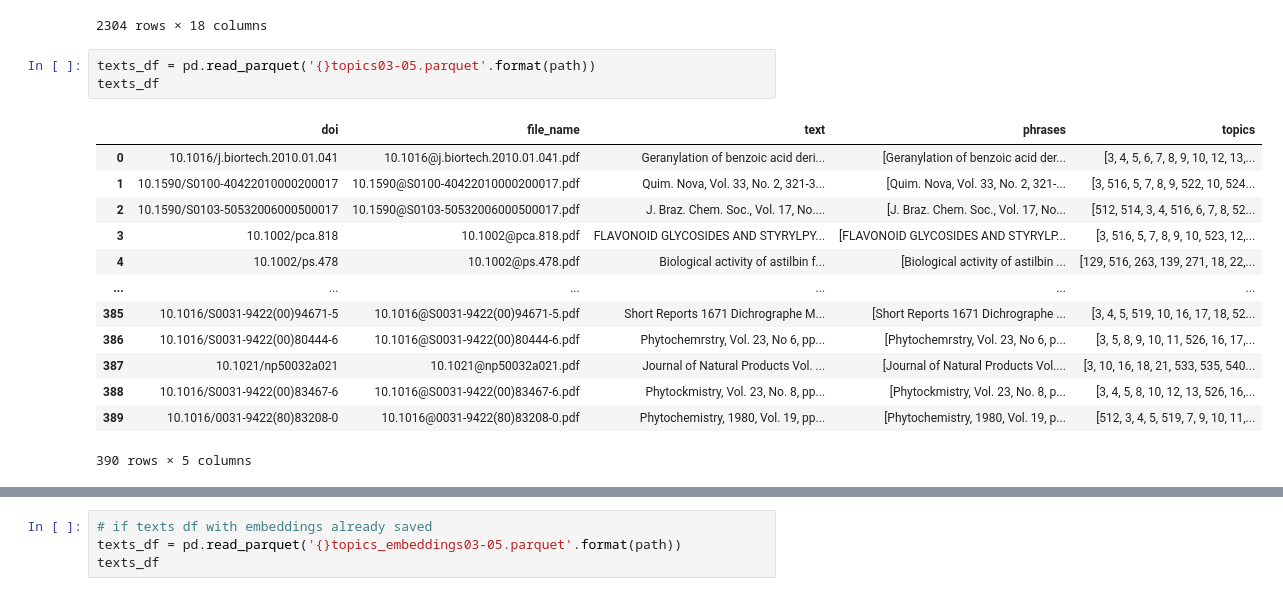
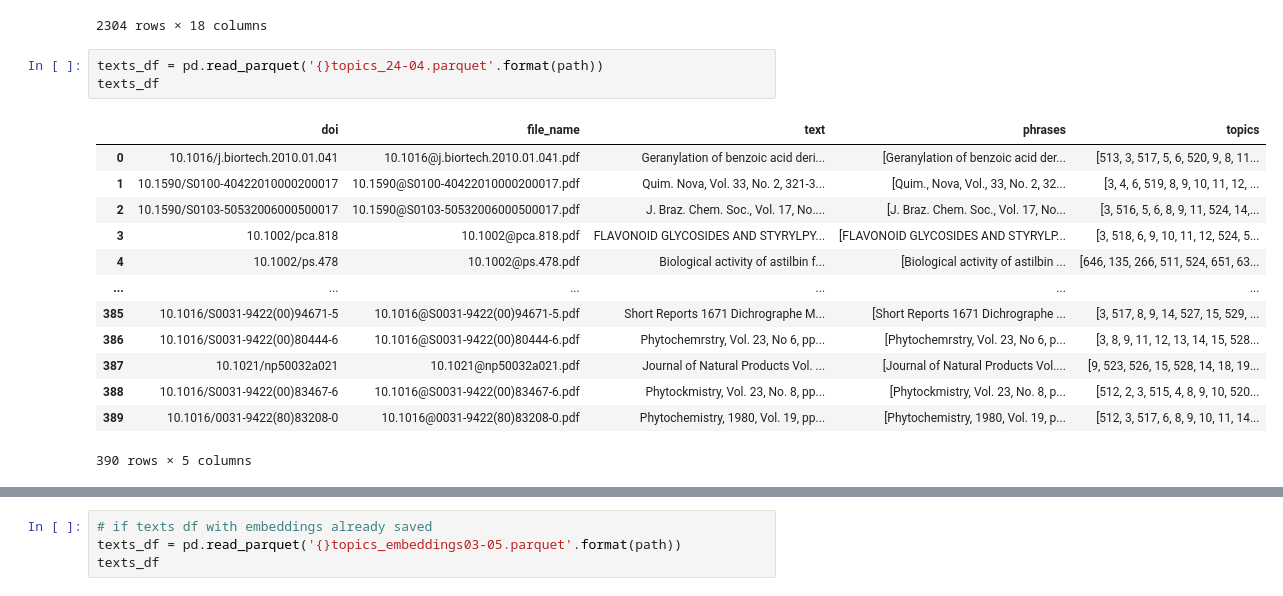
Before and after one commit to ssd-ls-a/natuke, a Jupyter notebook: hin_generation.ipynb, the cells around one changed output, grey strips where cells are left out. Cells and saved outputs as stored; diff of their text form.

```diff
--- a/hin_generation.ipynb
+++ b/hin_generation.ipynb
@@ -21,21 +21,21 @@ df
 | 2303 | 10.1016/0031-9422(80)83208-0 |  |  |  |  |  |  | ... |
 2304 rows × 18 columns
 # %%
-texts_df = pd.read_parquet('{}topics03-05.parquet'.format(path))
+texts_df = pd.read_parquet('{}topics_24-04.parquet'.format(path))
 texts_df
 # %% [output]
 |  | doi | file_name | text | phrases | topics |
-| 0 | 10.1016/j.biortech.2010.01.041 | 10.1016@j.biortech.2010.01.041.pdf | Geranylation of benzoic acid deri... | [Geranylation of benzoic acid der... | [3, 4, 5, 6, 7, 8, 9, 10, 12, 13,... |
-| 1 | 10.1590/S0100-40422010000200017 | 10.1590@S0100-40422010000200017.pdf | Quim. Nova, Vol. 33, No. 2, 321-3... | [Quim. Nova, Vol. 33, No. 2, 321-... | [3, 516, 5, 7, 8, 9, 522, 10, 524... |
-| 2 | 10.1590/S0103-50532006000500017 | 10.1590@S0103-50532006000500017.pdf | J. Braz. Chem. Soc., Vol. 17, No.... | [J. Braz. Chem. Soc., Vol. 17, No... | [512, 514, 3, 4, 516, 6, 7, 8, 52... |
-| 3 | 10.1002/pca.818 | 10.1002@pca.818.pdf | FLAVONOID GLYCOSIDES AND STYRYLPY... | [FLAVONOID GLYCOSIDES AND STYRYLP... | [3, 516, 5, 7, 8, 9, 10, 523, 12,... |
-| 4 | 10.1002/ps.478 | 10.1002@ps.478.pdf | Biological activity of astilbin f... | [Biological activity of astilbin ... | [129, 516, 263, 139, 271, 18, 22,... |
+| 0 | 10.1016/j.biortech.2010.01.041 | 10.1016@j.biortech.2010.01.041.pdf | Geranylation of benzoic acid deri... | [Geranylation of benzoic acid der... | [513, 3, 517, 5, 6, 520, 9, 8, 11... |
+| 1 | 10.1590/S0100-40422010000200017 | 10.1590@S0100-40422010000200017.pdf | Quim. Nova, Vol. 33, No. 2, 321-3... | [Quim., Nova, Vol., 33, No. 2, 32... | [3, 4, 6, 519, 8, 9, 10, 11, 12, ... |
+| 2 | 10.1590/S0103-50532006000500017 | 10.1590@S0103-50532006000500017.pdf | J. Braz. Chem. Soc., Vol. 17, No.... | [J. Braz. Chem. Soc., Vol. 17, No... | [3, 516, 5, 6, 8, 9, 11, 524, 14,... |
+| 3 | 10.1002/pca.818 | 10.1002@pca.818.pdf | FLAVONOID GLYCOSIDES AND STYRYLPY... | [FLAVONOID GLYCOSIDES AND STYRYLP... | [3, 518, 6, 9, 10, 11, 12, 524, 5... |
+| 4 | 10.1002/ps.478 | 10.1002@ps.478.pdf | Biological activity of astilbin f... | [Biological activity of astilbin ... | [646, 135, 266, 511, 524, 651, 63... |
 | ... | ... | ... | ... | ... | ... |
-| 385 | 10.1016/S0031-9422(00)94671-5 | 10.1016@S0031-9422(00)94671-5.pdf | Short Reports 1671 Dichrographe M... | [Short Reports 1671 Dichrographe ... | [3, 4, 5, 519, 10, 16, 17, 18, 52... |
-| 386 | 10.1016/S0031-9422(00)80444-6 | 10.1016@S0031-9422(00)80444-6.pdf | Phytochemrstry, Vol. 23, No 6, pp... | [Phytochemrstry, Vol. 23, No 6, p... | [3, 5, 8, 9, 10, 11, 526, 16, 17,... |
-| 387 | 10.1021/np50032a021 | 10.1021@np50032a021.pdf | Journal of Natural Products Vol. ... | [Journal of Natural Products Vol.... | [3, 10, 16, 18, 21, 533, 535, 540... |
-| 388 | 10.1016/S0031-9422(00)83467-6 | 10.1016@S0031-9422(00)83467-6.pdf | Phytockmistry, Vol. 23, No. 8, pp... | [Phytockmistry, Vol. 23, No. 8, p... | [3, 4, 5, 8, 10, 12, 13, 526, 16,... |
-| 389 | 10.1016/0031-9422(80)83208-0 | 10.1016@0031-9422(80)83208-0.pdf | Phytochemistry, 1980, Vol. 19, pp... | [Phytochemistry, 1980, Vol. 19, p... | [512, 3, 4, 5, 519, 7, 9, 10, 11,... |
+| 385 | 10.1016/S0031-9422(00)94671-5 | 10.1016@S0031-9422(00)94671-5.pdf | Short Reports 1671 Dichrographe M... | [Short Reports 1671 Dichrographe ... | [3, 517, 8, 9, 14, 527, 15, 529, ... |
+| 386 | 10.1016/S0031-9422(00)80444-6 | 10.1016@S0031-9422(00)80444-6.pdf | Phytochemrstry, Vol. 23, No 6, pp... | [Phytochemrstry, Vol. 23, No 6, p... | [3, 8, 9, 11, 12, 13, 14, 15, 528... |
+| 387 | 10.1021/np50032a021 | 10.1021@np50032a021.pdf | Journal of Natural Products Vol. ... | [Journal of Natural Products Vol.... | [9, 523, 526, 15, 528, 14, 18, 19... |
+| 388 | 10.1016/S0031-9422(00)83467-6 | 10.1016@S0031-9422(00)83467-6.pdf | Phytockmistry, Vol. 23, No. 8, pp... | [Phytockmistry, Vol. 23, No. 8, p... | [512, 2, 3, 515, 4, 8, 9, 10, 520... |
+| 389 | 10.1016/0031-9422(80)83208-0 | 10.1016@0031-9422(80)83208-0.pdf | Phytochemistry, 1980, Vol. 19, pp... | [Phytochemistry, 1980, Vol. 19, p... | [512, 3, 517, 6, 8, 9, 10, 11, 14... |
 390 rows × 5 columns
 # %%
 ! pip install ipywidgets
```
Also changed, not shown: parts of 2 cells of this notebook, 4 other files.
